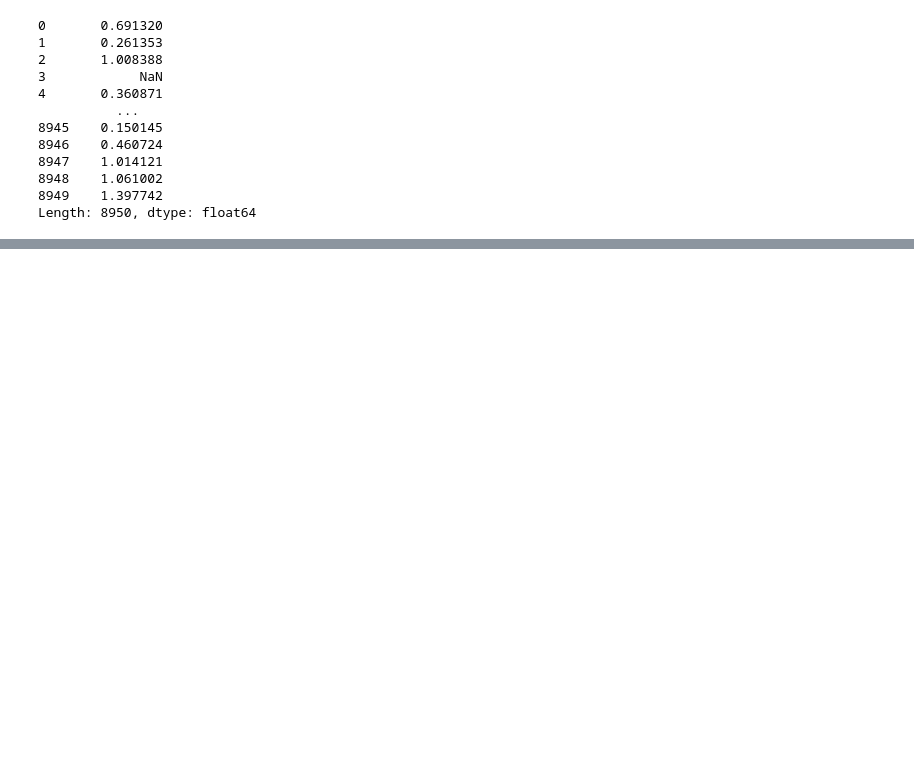
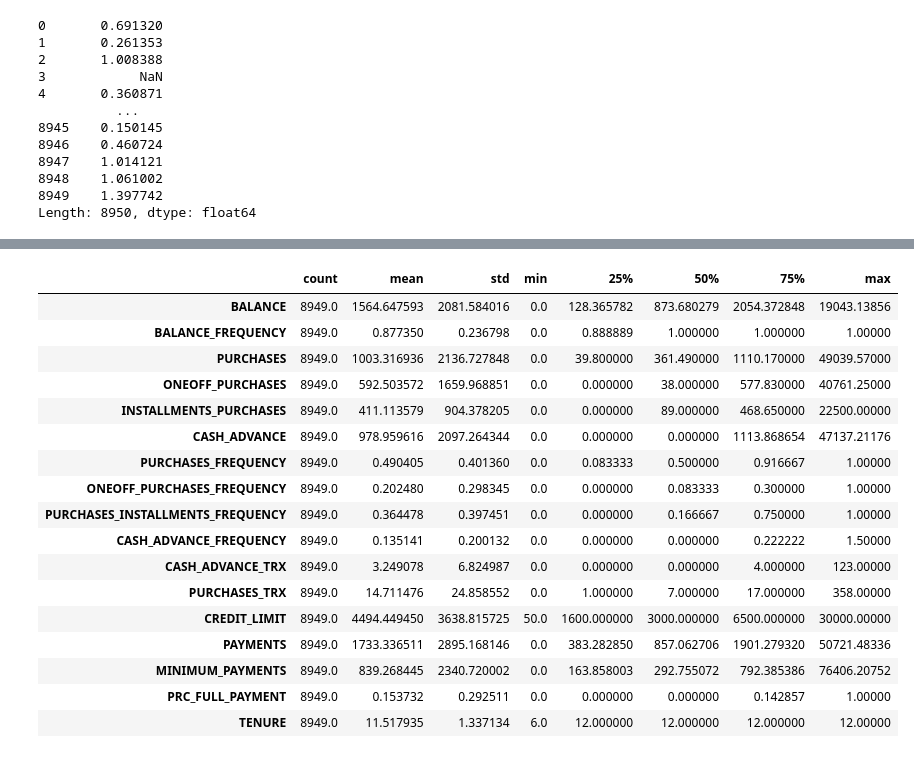
Before and after one commit to AntonioMoralCevallos/BA820-GroupProject, a Jupyter notebook: EDA_Antonio.ipynb, the cells around one changed output, grey strips where cells are left out. Drawn from its saved outputs; the diff is of its cells as text; code cells hidden in the pictures; blank space fills up the shorter version.

```diff
--- a/EDA_Antonio.ipynb
+++ b/EDA_Antonio.ipynb
@@ -130,0 +132,26 @@ memory usage: 1.2+ MB
+# %%
+
+data.dropna(subset=['CREDIT_LIMIT'], inplace=True)
+# %%
+data.drop(['CUST_ID'], axis=1, inplace=True)
+# %%
+data.describe().T
+# %% [output]
+|  | count | mean | std | min | 25% | 50% | 75% | max |
+| BALANCE | 8949.0 | 1564.647593 | 2081.584016 | 0.0 | 128.365782 | 873.680279 | 2054.372848 | 19043.13856 |
+| BALANCE_FREQUENCY | 8949.0 | 0.877350 | 0.236798 | 0.0 | 0.888889 | 1.000000 | 1.000000 | 1.00000 |
+| PURCHASES | 8949.0 | 1003.316936 | 2136.727848 | 0.0 | 39.800000 | 361.490000 | 1110.170000 | 49039.57000 |
+| ONEOFF_PURCHASES | 8949.0 | 592.503572 | 1659.968851 | 0.0 | 0.000000 | 38.000000 | 577.830000 | 40761.25000 |
+| INSTALLMENTS_PURCHASES | 8949.0 | 411.113579 | 904.378205 | 0.0 | 0.000000 | 89.000000 | 468.650000 | 22500.00000 |
+| CASH_ADVANCE | 8949.0 | 978.959616 | 2097.264344 | 0.0 | 0.000000 | 0.000000 | 1113.868654 | 47137.21176 |
+| PURCHASES_FREQUENCY | 8949.0 | 0.490405 | 0.401360 | 0.0 | 0.083333 | 0.500000 | 0.916667 | 1.00000 |
+| ONEOFF_PURCHASES_FREQUENCY | 8949.0 | 0.202480 | 0.298345 | 0.0 | 0.000000 | 0.083333 | 0.300000 | 1.00000 |
+| PURCHASES_INSTALLMENTS_FREQUENCY | 8949.0 | 0.364478 | 0.397451 | 0.0 | 0.000000 | 0.166667 | 0.750000 | 1.00000 |
+| CASH_ADVANCE_FREQUENCY | 8949.0 | 0.135141 | 0.200132 | 0.0 | 0.000000 | 0.000000 | 0.222222 | 1.50000 |
+| CASH_ADVANCE_TRX | 8949.0 | 3.249078 | 6.824987 | 0.0 | 0.000000 | 0.000000 | 4.000000 | 123.00000 |
+| PURCHASES_TRX | 8949.0 | 14.711476 | 24.858552 | 0.0 | 1.000000 | 7.000000 | 17.000000 | 358.00000 |
+| CREDIT_LIMIT | 8949.0 | 4494.449450 | 3638.815725 | 50.0 | 1600.000000 | 3000.000000 | 6500.000000 | 30000.00000 |
+| PAYMENTS | 8949.0 | 1733.336511 | 2895.168146 | 0.0 | 383.282850 | 857.062706 | 1901.279320 | 50721.48336 |
+| MINIMUM_PAYMENTS | 8949.0 | 839.268445 | 2340.720002 | 0.0 | 163.858003 | 292.755072 | 792.385386 | 76406.20752 |
+| PRC_FULL_PAYMENT | 8949.0 | 0.153732 | 0.292511 | 0.0 | 0.000000 | 0.000000 | 0.142857 | 1.00000 |
+| TENURE | 8949.0 | 11.517935 | 1.337134 | 6.0 | 12.000000 | 12.000000 | 12.000000 | 12.00000 |
```
Also changed, not shown: parts of 12 cells of this notebook.
